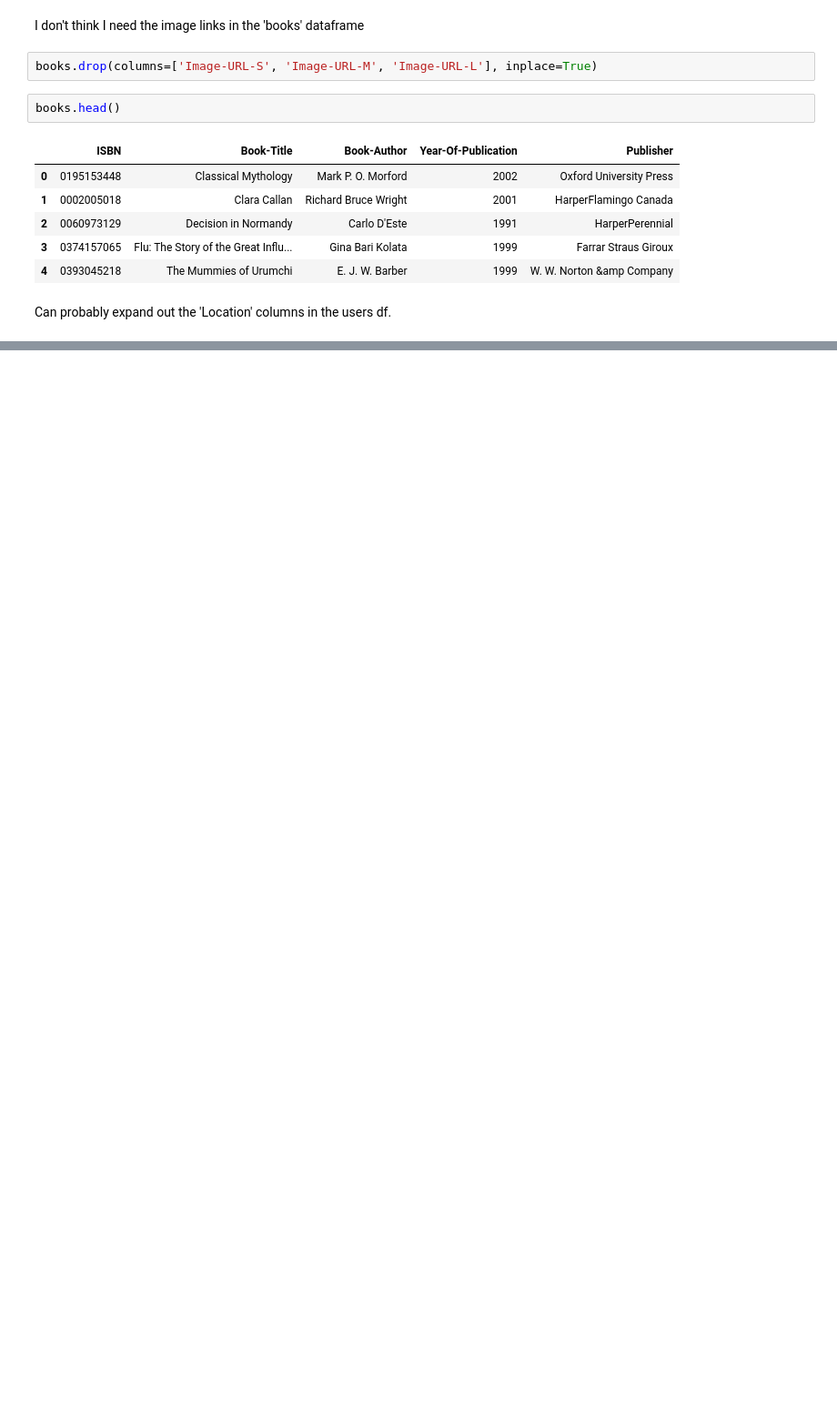
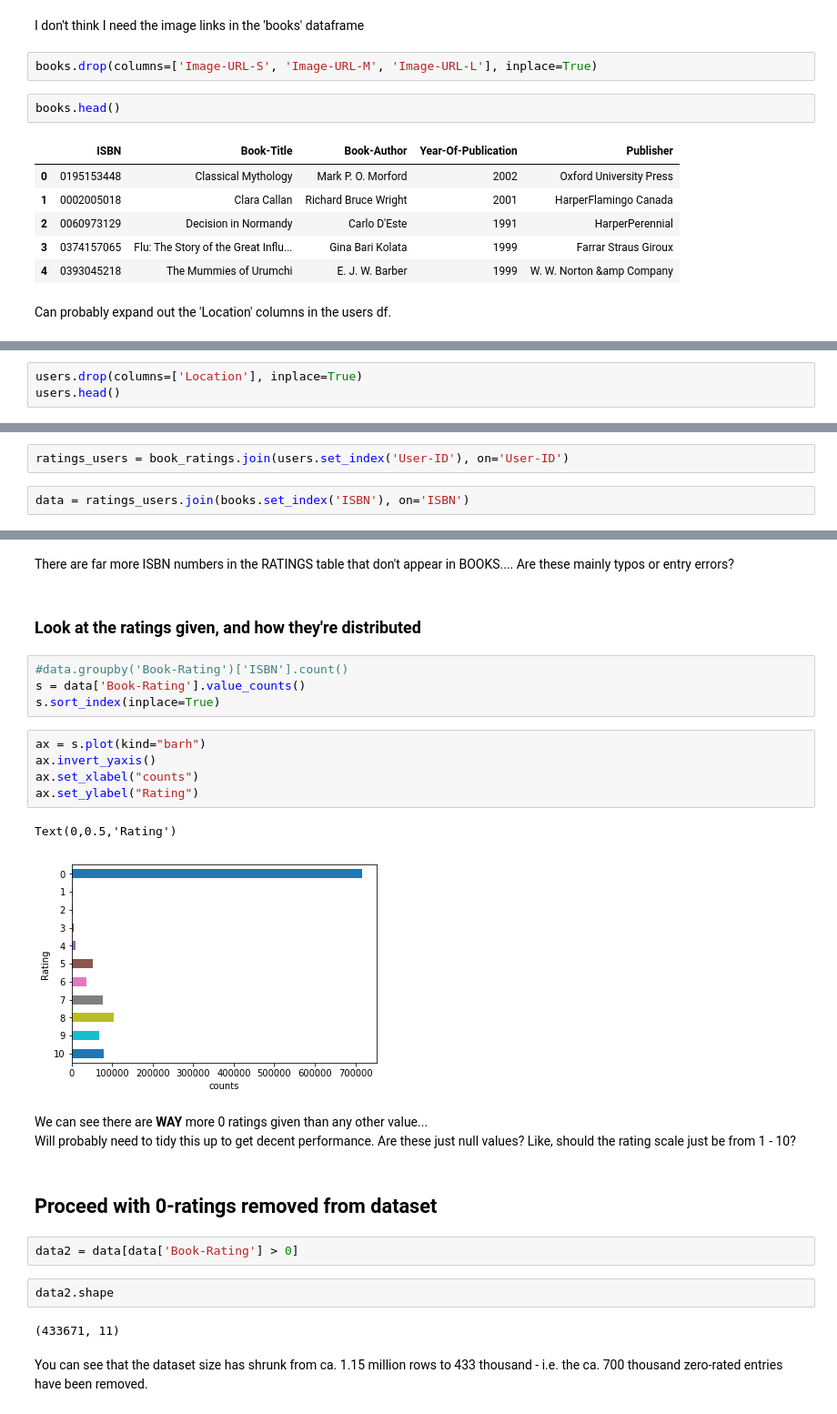
Before and after one commit to tttgm/fellowshipai, a Jupyter notebook: Book-Crossing-Recommender.ipynb, the cells around one changed output, grey strips where cells are left out. Shown at 91% size. Saved outputs shown, nothing was run; the diff lists cells and outputs as text; blank space fills up the shorter version.

```diff
--- a/Book-Crossing-Recommender.ipynb
+++ b/Book-Crossing-Recommender.ipynb
@@ -95,0 +78,3 @@ pd.__version__
+# %%
+users.drop(columns=['Location'], inplace=True)
+users.head()
@@ -95,0 +90,4 @@ pd.__version__
+# %%
+ratings_users = book_ratings.join(users.set_index('User-ID'), on='User-ID')
+# %%
+data = ratings_users.join(books.set_index('ISBN'), on='ISBN')
@@ -95,0 +174,29 @@ pd.__version__
+# %% [markdown]
+There are far more ISBN numbers in the RATINGS table that don't appear in BOOKS.... Are these mainly typos or entry errors?
+# %% [markdown]
+### Look at the ratings given, and how they're distributed
+# %%
+#data.groupby('Book-Rating')['ISBN'].count()
+s = data['Book-Rating'].value_counts()
+s.sort_index(inplace=True)
+# %%
+ax = s.plot(kind="barh")
+ax.invert_yaxis()
+ax.set_xlabel("counts")
+ax.set_ylabel("Rating")
+# %% [output]
+Text(0,0.5,'Rating')
+[figure, added]
+# %% [markdown]
+We can see there are **WAY** more 0 ratings given than any other value...
+Will probably need to tidy this up to get decent performance. Are these just null values? Like, should the rating scale just be from 1 - 10?
+# %% [markdown]
+## Proceed with 0-ratings removed from dataset
+# %%
+data2 = data[data['Book-Rating'] > 0]
+# %%
+data2.shape
+# %% [output]
+(433671, 11)
+# %% [markdown]
+You can see that the dataset size has shrunk from ca. 1.15 million rows to 433 thousand - i.e. the ca. 700 thousand zero-rated entries have been removed.
```
Also changed, not shown: parts of 56 cells of this notebook, 1 other file.
